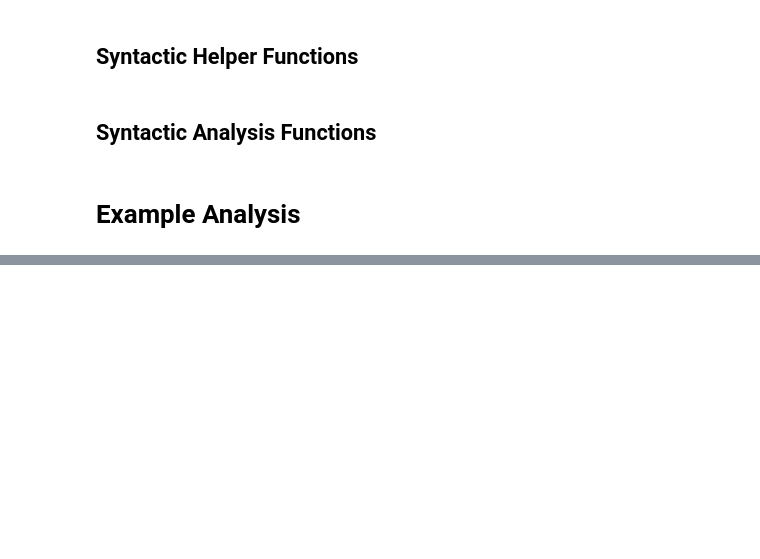
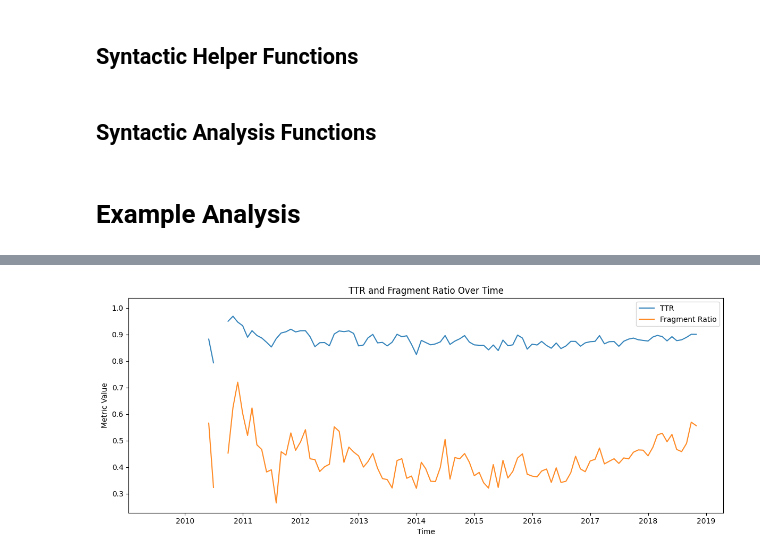
Before and after one commit to nickvick04/ORFE-Thesis, a Jupyter notebook: ExampleAnalysis.ipynb, the cells around one changed output, grey strips where cells are left out. Cells and saved outputs as stored; diff of their text form; code cells hidden in the pictures; blank space fills up the shorter version.

Commit message:
added graphs and visualizations

```diff
--- a/ExampleAnalysis.ipynb
+++ b/ExampleAnalysis.ipynb
@@ -374,0 +384,14 @@ plt.show()
+# %%
+plt.figure(figsize=(12, 5))
+
+plt.plot(monthly_metrics.index, monthly_metrics['ttr'], label='TTR', alpha=0.9)
+plt.plot(monthly_metrics.index, monthly_metrics['frag_ratio'], label='Fragment Ratio', alpha=0.9)
+
+plt.title('TTR and Fragment Ratio Over Time')
+plt.xlabel('Time')
+plt.ylabel('Metric Value')
+plt.legend()
+plt.tight_layout()
+plt.show()
+# %% [output]
+[figure, added]
```
Also changed, not shown: parts of 5 cells of this notebook.
